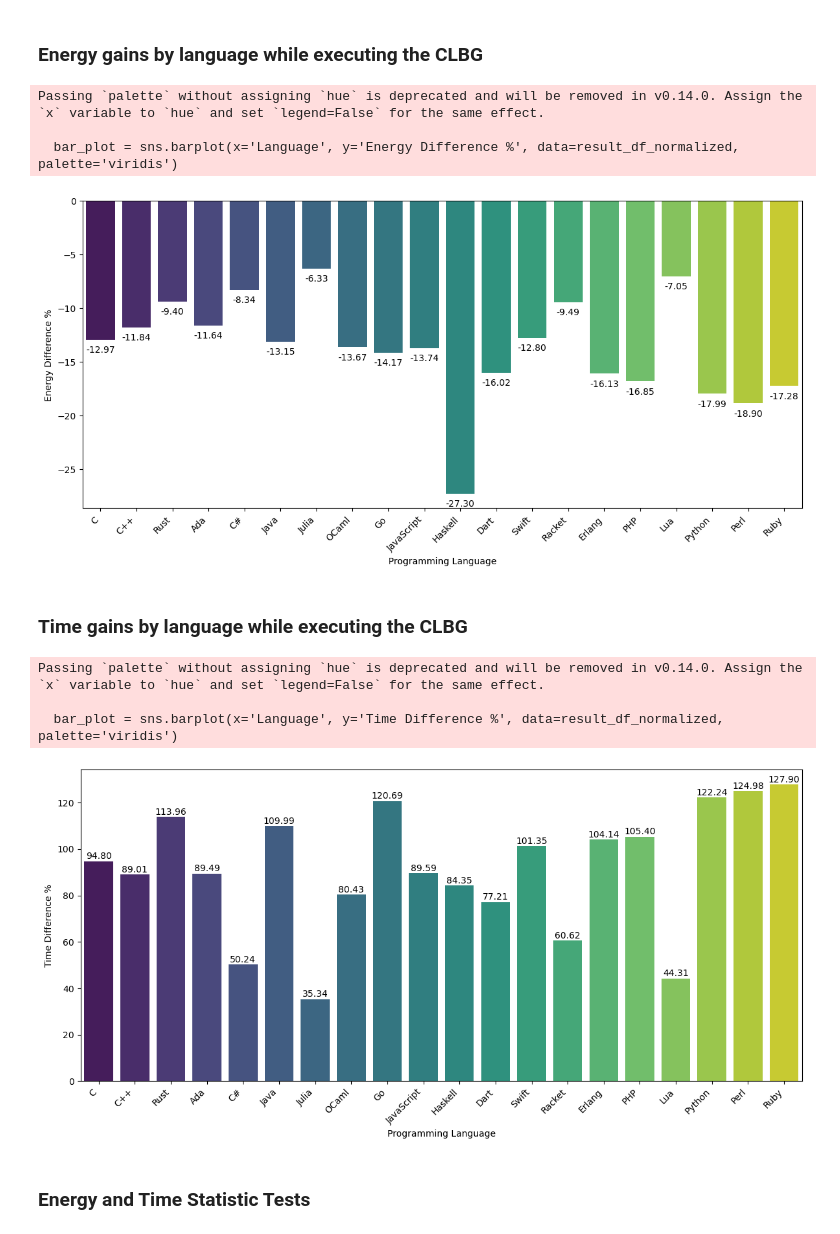
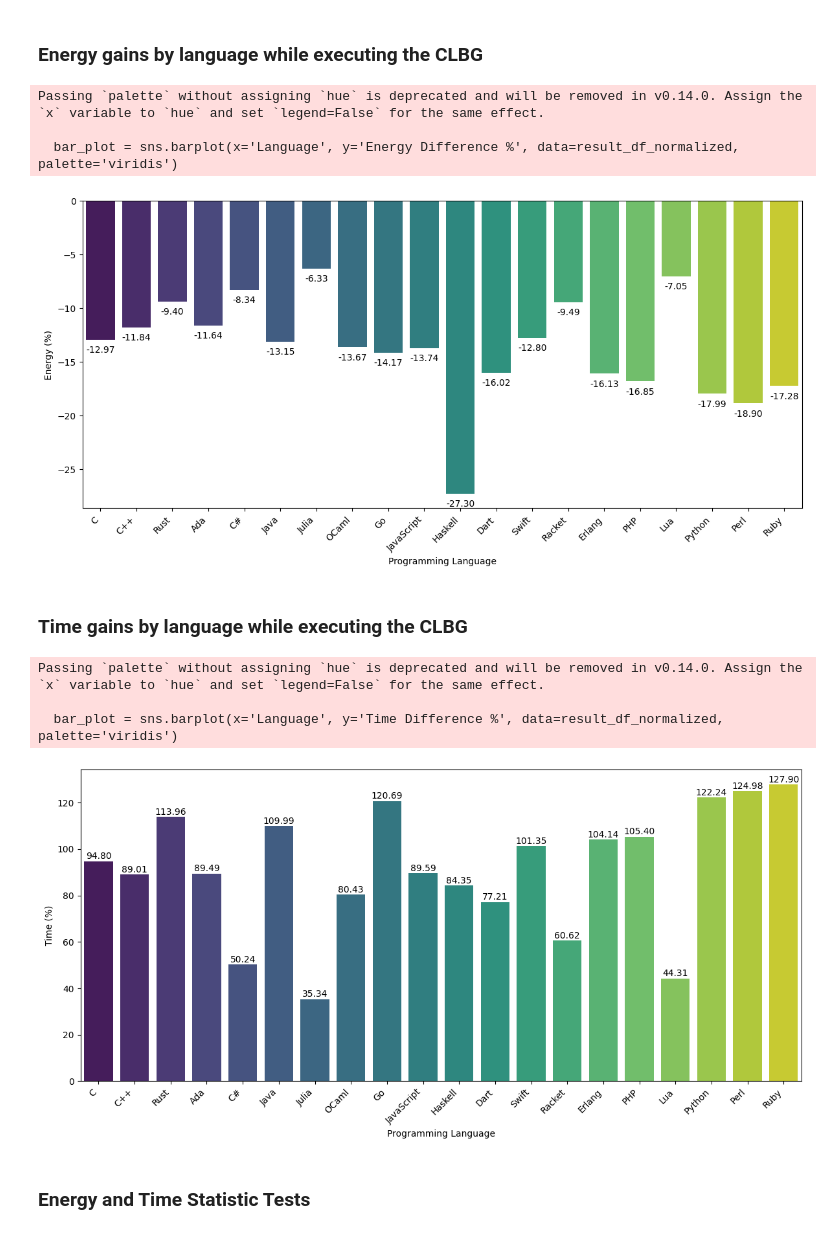
Before and after one commit to LuisMPSilva01/Energy-Languages-PowerCap, a Jupyter notebook: NoteBooks/statistics.ipynb, the cells around one changed output. Cells and saved outputs as stored; diff of their text form; code cells hidden in the pictures.

```diff
--- a/NoteBooks/statistics.ipynb
+++ b/NoteBooks/statistics.ipynb
@@ -921,30 +915,30 @@ result_df.head(20)
 # %%
 import seaborn as sns
 
 # Criar o barplot
 plt.figure(figsize=(12, 6))
 bar_plot = sns.barplot(x='Language', y='Energy Difference %', data=result_df_normalized, palette='viridis')
 
 # Adicionar rótulos e título
 plt.xlabel('Programming Language')
-plt.ylabel('Energy Difference %')
+plt.ylabel('Energy (%)')
 #plt.title('Percentual energy difference by programming language')
 
 # Rotacionar os rótulos do eixo x para melhor visualização
 plt.xticks(rotation=45, ha='right')
 
 # Adicionar os valores das barras com arredondamento abaixo das barras
 for index, value in enumerate(result_df_normalized['Energy Difference %']):
     bar_plot.text(index, value - 0.5, f"{value:.2f}", ha='center', va='top', fontsize=10)
 
 # Mostrar o gráfico
 plt.tight_layout()
 plt.show()
 # %% [output]
 Passing `palette` without assigning `hue` is deprecated and will be removed in v0.14.0. Assign the `x` variable to `hue` and set `legend=False` for the same effect.
 
   bar_plot = sns.barplot(x='Language', y='Energy Difference %', data=result_df_normalized, palette='viridis')
-[figure, old version]
+[figure, new version]
 # %% [markdown]
 ### Time gains by language while executing the CLBG
 # %%
@@ -954,7 +948,7 @@ bar_plot = sns.barplot(x='Language', y='Time Difference %', data=result_df_norma
 
 # Adicionar rótulos e título
 plt.xlabel('Programming Language')
-plt.ylabel('Time Difference %')
+plt.ylabel('Time (%)')
 #plt.title('Percentual time difference by programming language')
 
 # Rotacionar os rótulos do eixo x para melhor visualização
@@ -971,7 +965,7 @@ plt.show()
 Passing `palette` without assigning `hue` is deprecated and will be removed in v0.14.0. Assign the `x` variable to `hue` and set `legend=False` for the same effect.
 
   bar_plot = sns.barplot(x='Language', y='Time Difference %', data=result_df_normalized, palette='viridis')
-[figure, old version]
+[figure, new version]
 # %% [markdown]
 ### Energy and Time Statistic Tests
 # %%
```
Also changed, not shown: parts of 15 cells of this notebook, 1 other file.
